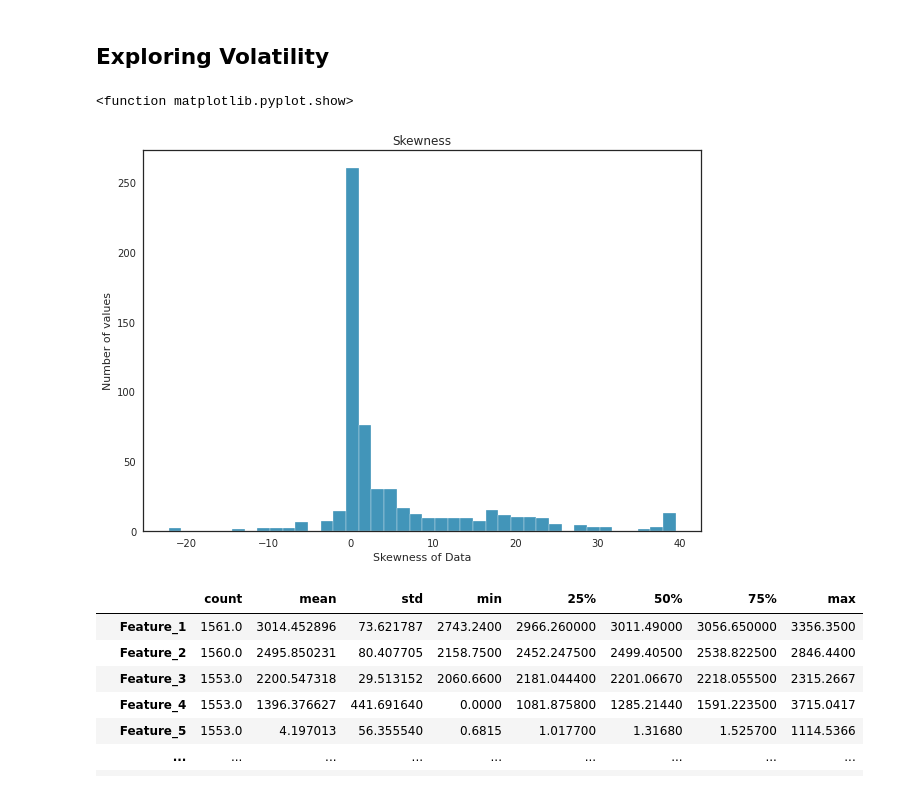
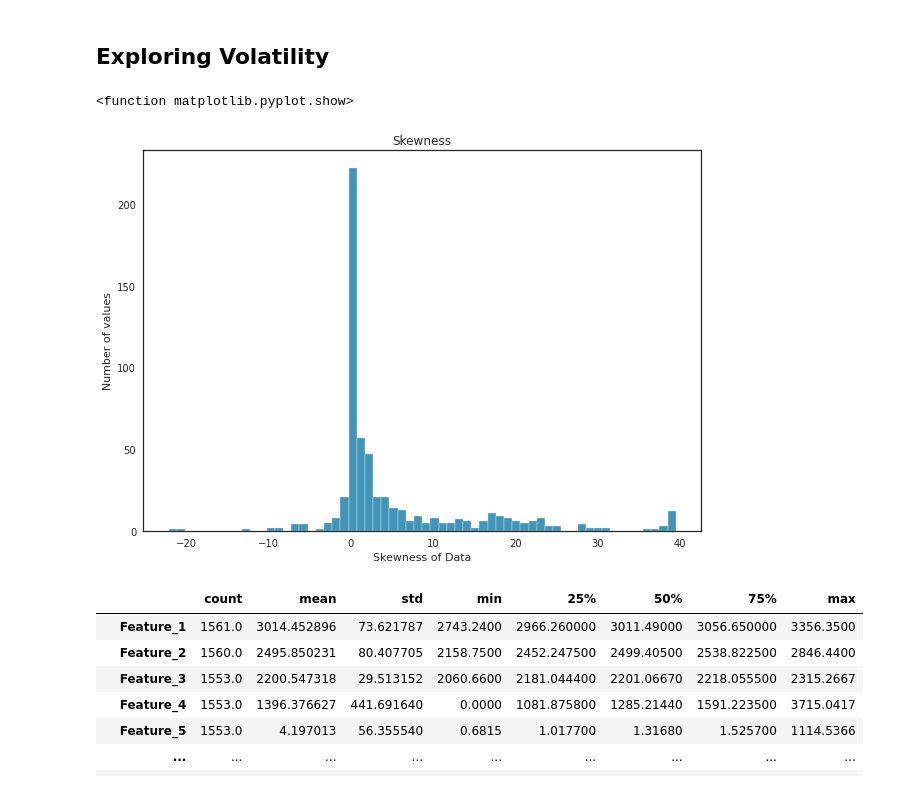
Before and after one commit to himanshag/SECOM, a Jupyter notebook: Secom.ipynb, the cells around one changed output. Saved outputs shown, nothing was run; the diff lists cells and outputs as text; code cells hidden in the pictures.

```diff
--- a/Secom.ipynb
+++ b/Secom.ipynb
@@ -306,16 +382,16 @@ print(duplicatecolumn)
 # %%
 skewness = pd.DataFrame(data.skew())
 skewness.columns = ["Skewness"]
 sns.set_style("ticks")
 plt.figure(figsize=(10,7))
-sns.histplot(data=skewness,x="Skewness")
+sns.histplot(data=skewness,x="Skewness",bins=62)
 plt.xlabel('Skewness of Data')
 plt.ylabel('Number of values')
 plt.title('Skewness')
 plt.show
 # %% [output]
 <function matplotlib.pyplot.show>
-[figure, old version]
+[figure, new version]
 # %%
 secom_v = secom_data.describe().T
 secom_v
```
Also changed, not shown: parts of 32 cells of this notebook.
